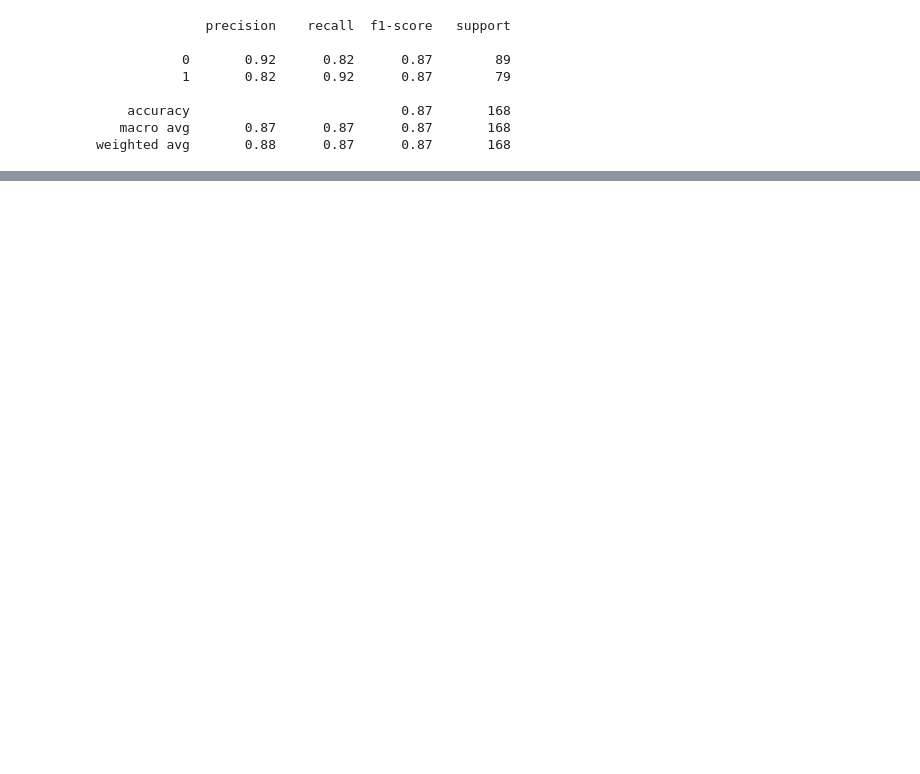
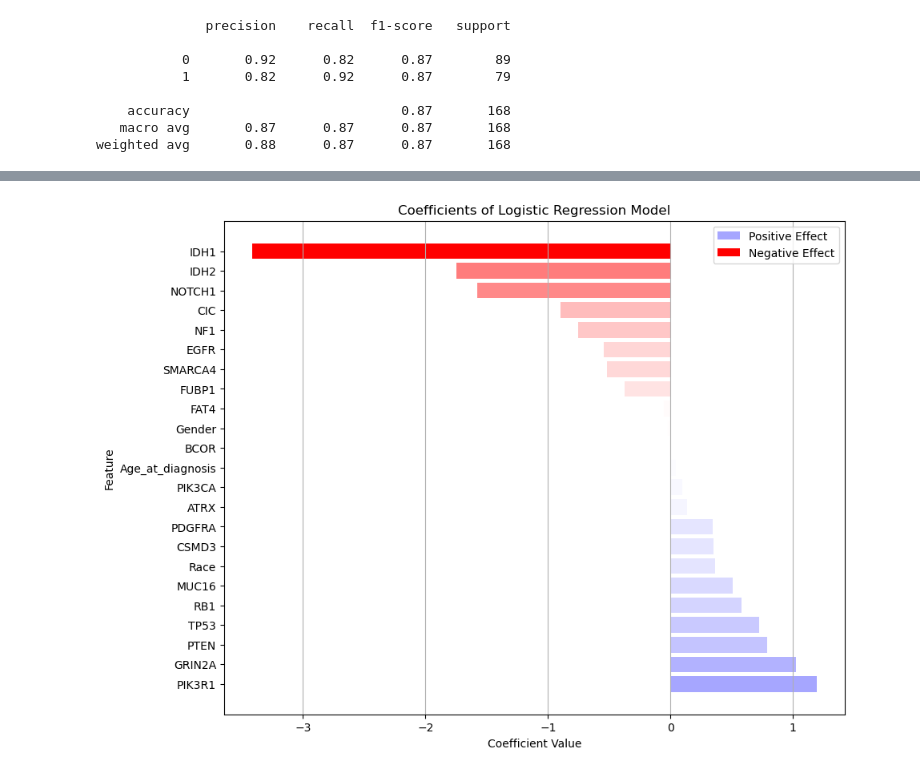
Before and after one commit to diogotvf7/feup-ia-project2, a Jupyter notebook: tcga_classification.ipynb, the cells around one changed output, grey strips where cells are left out. Drawn from its saved outputs; the diff is of its cells as text; code cells hidden in the pictures; blank space fills up the shorter version.

```diff
--- a/tcga_classification.ipynb
+++ b/tcga_classification.ipynb
@@ -86,7 +106,7 @@ print(X_test.shape)
 # %%
-model = LogisticRegression(max_iter=2000)
-model.fit(X_train, y_train)
-y_pred = model.predict(X_test)
-print(f"Model Score: {model.score(X_test, y_test)*100:.2f}%")
+lg_model = LogisticRegression(max_iter=2000)
+lg_model.fit(X_train, y_train)
+y_pred = lg_model.predict(X_test)
+print(f"Model Score: {lg_model.score(X_test, y_test)*100:.2f}%")
 # %% [output]
 Model Score: 86.90%
@@ -110,0 +162,23 @@ weighted avg       0.88      0.87      0.87       168
+# %%
+coefficients = dict(zip(X.columns, lg_model.coef_[0]))
+sorted_coefficients = dict(sorted(coefficients.items(), key=lambda item: item[1], reverse=True))
+
+features = list(sorted_coefficients.keys())                         # List of Variables
+coef_values = list(sorted_coefficients.values())                    # Weight of each variable
+colors = ['red' if coef < 0 else 'blue' for coef in coef_values]
+intensities = np.abs(coef_values) / np.max(np.abs(coef_values))
+
+plt.figure(figsize=(10, 8))
+bars = plt.barh(features, coef_values, color=colors)
+
+for bar, intensity in zip(bars, intensities):
+    bar.set_alpha(intensity)
+
+plt.xlabel('Coefficient Value')
+plt.ylabel('Feature')
+plt.title('Coefficients of Logistic Regression Model')
+plt.grid(axis='x')
+plt.legend(handles=[bars[0], bars[-1]], labels=['Positive Effect', 'Negative Effect'])
+plt.show()
+# %% [output]
+[figure, added]
```
Also changed, not shown: parts of 27 cells of this notebook, 1 other file.
